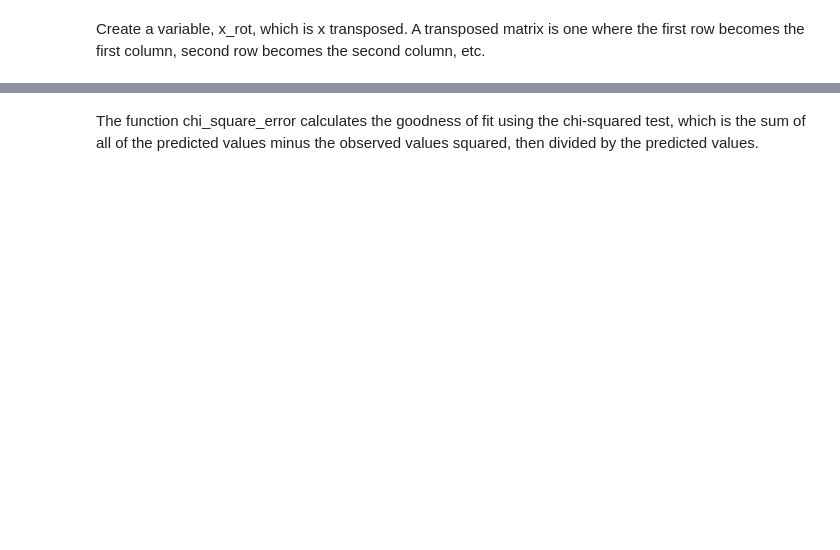
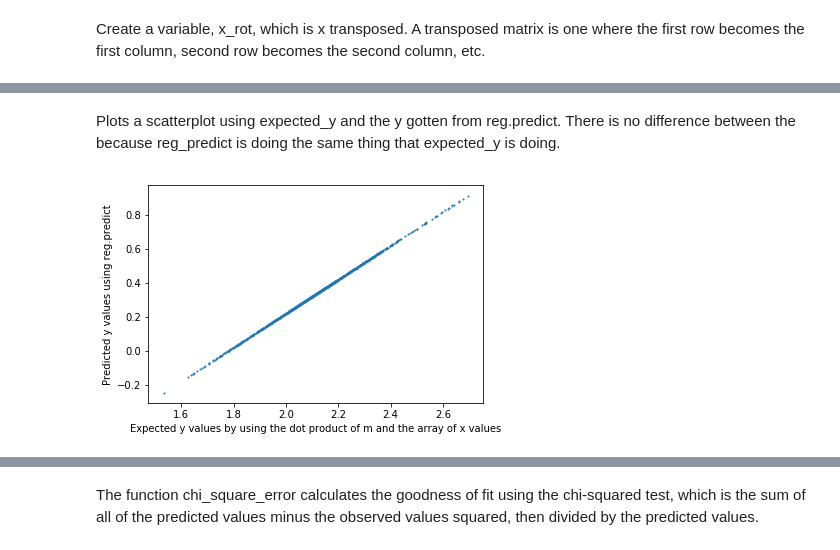
Before and after one commit to marin-hyatt/redshift_data_project, a Jupyter notebook: Marin Hyatt Machine Learning.ipynb, the cells around one changed output, grey strips where cells are left out. Drawn from its saved outputs; the diff is of its cells as text; code cells hidden in the pictures; blank space fills up the shorter version.

Commit message:
Finished annotating cells with mathematical context using markdown

```diff
--- a/Marin Hyatt Machine Learning.ipynb
+++ b/Marin Hyatt Machine Learning.ipynb
@@ -146,0 +166,11 @@ Create a list, x_list, with the minimum and maximum values for each value (u, g,
+# %% [markdown]
+Plots a scatterplot using expected_y and the y gotten from reg.predict.
+There is no difference between the because reg_predict is doing the same thing that expected_y is doing.
+# %%
+expected_y = numpy.dot(coefficients, x)
+plt.scatter(expected_y, y_for_graph, s=1)
+plt.xlabel("Expected y values by using the dot product of m and the array of x values")
+plt.ylabel("Predicted y values using reg.predict")
+plt.show()
+# %% [output]
+[figure, added]
```
Also changed, not shown: parts of 35 cells of this notebook.
